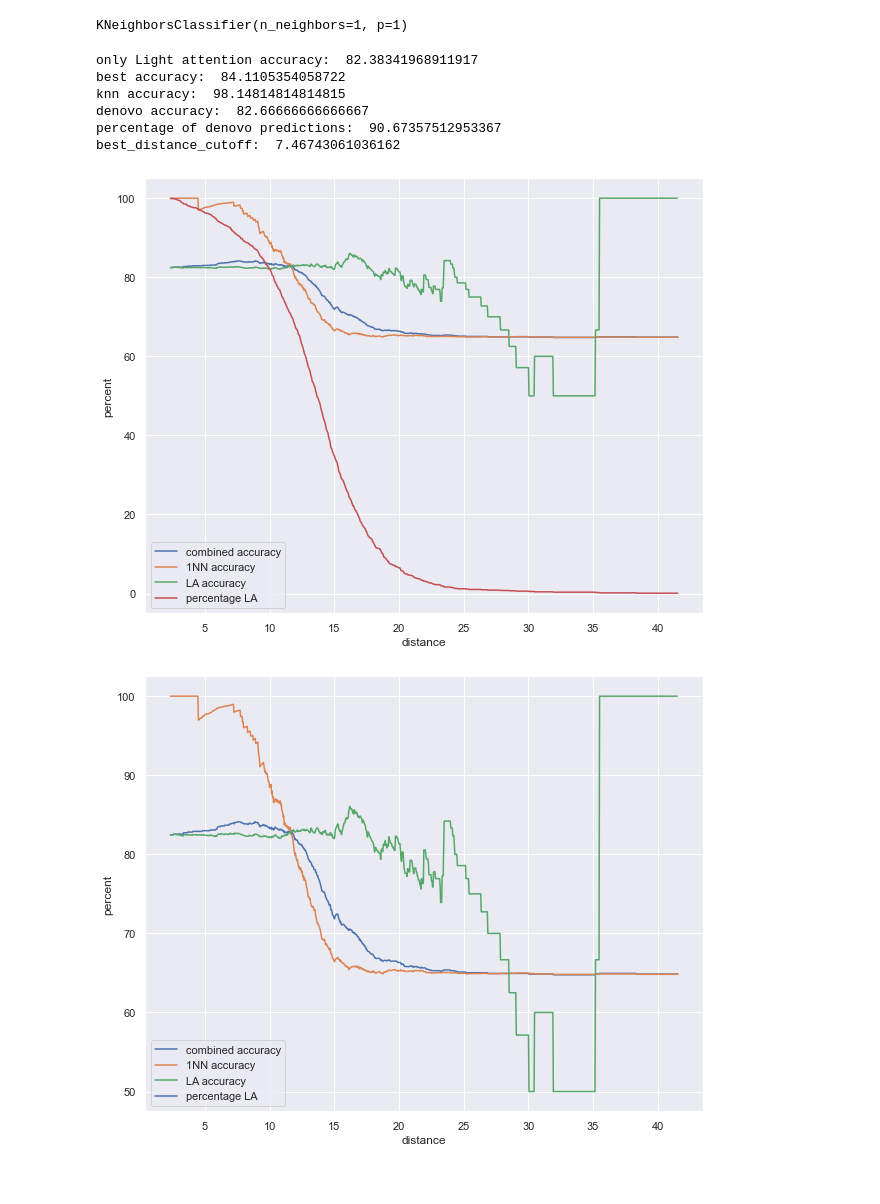
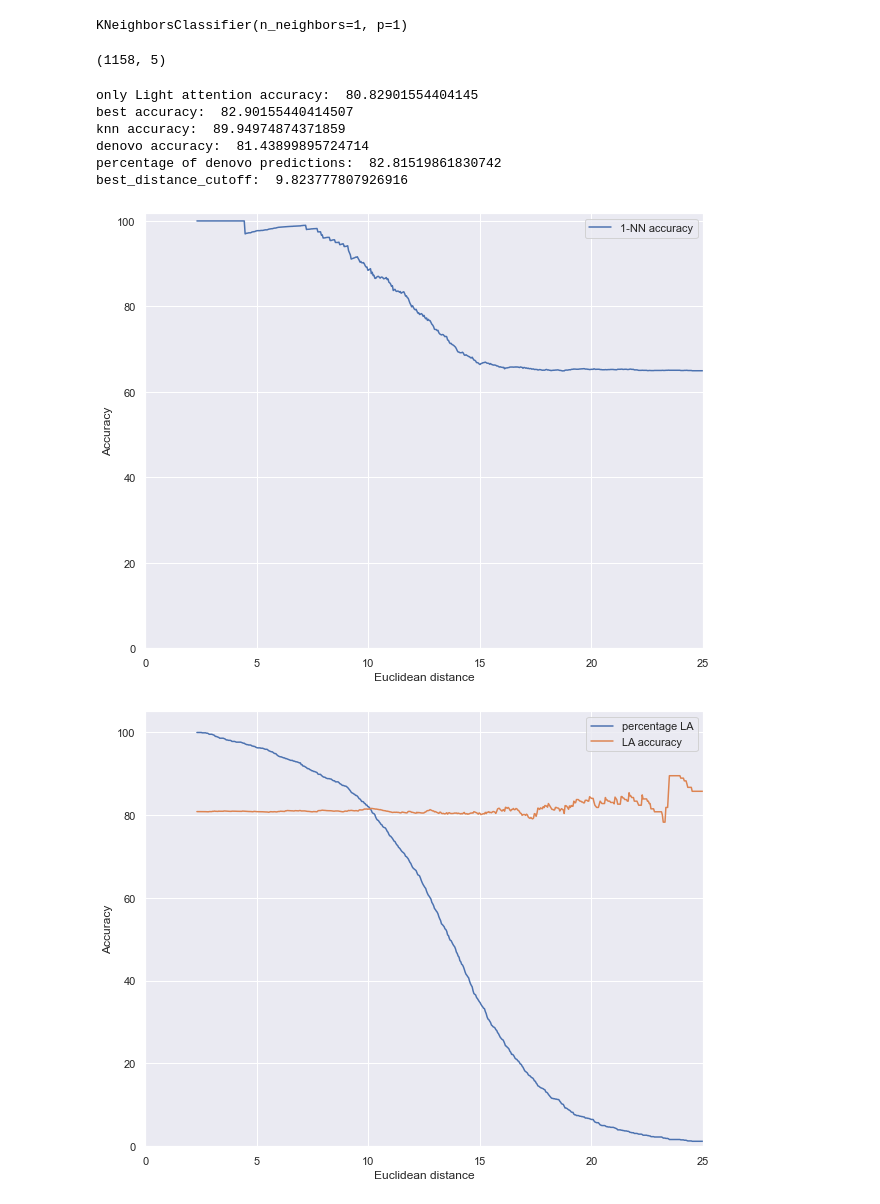
Before and after one commit to HannesStark/protein-localization, a Jupyter notebook: embedding_similarity.ipynb, the cells around one changed output. Saved outputs shown, nothing was run; the diff lists cells and outputs as text; code cells hidden in the pictures.

```diff
--- a/embedding_similarity.ipynb
+++ b/embedding_similarity.ipynb
@@ -14,7 +14,7 @@ test_embeddings = 'data/embeddings/test_reduced.h5'
 train_remapping = 'data/embeddings/train_remapped.fasta'
 val_remapping = 'data/embeddings/val_remapped.fasta'
 test_remapping = 'data/embeddings/test_remapped.fasta'
-denovo_predictions = np.load('data/results/results_array_inference.npy')
+denovo_predictions = np.load('data/results/results_array_.npy')
 # %%
 
 transform = transforms.Compose([SolubilityToInt()])
@@ -44,6 +44,10 @@ import pandas as pd
 import matplotlib.pyplot as plt
 #matplotlib.rcParams['figure.dpi'] = 300
 matplotlib.rcParams['savefig.dpi'] = 300
+# %%
+print(denovo_predictions.shape)
+# %% [output]
+(1158, 5)
 # %%
 cutoffs = np.linspace(distances.min(),distances.max(),1000)
 results = np.array([predictions,val_data[1], distances.squeeze()]).T
@@ -75,29 +79,59 @@ print('denovo accuracy: ', denovo_accuracies[best_accuracy_index])
 print('percentage of denovo predictions: ', percentage_denovo[best_accuracy_index])
 print('best_distance_cutoff: ', cutoffs[best_accuracy_index])
 # %% [output]
-only Light attention accuracy:  82.38341968911917
-best accuracy:  84.1105354058722
-knn accuracy:  98.14814814814815
-denovo accuracy:  82.66666666666667
-percentage of denovo predictions:  90.67357512953367
-best_distance_cutoff:  7.46743061036162
+only Light attention accuracy:  80.82901554404145
+best accuracy:  82.90155440414507
+knn accuracy:  89.94974874371859
+denovo accuracy:  81.43899895724714
+percentage of denovo predictions:  82.81519861830742
+best_distance_cutoff:  9.823777807926916
 # %%
 plt.rcParams['figure.figsize'] = [10, 8]
-df = pd.DataFrame(np.array([cutoffs,accuracies, knn_accuracies, denovo_accuracies, percentage_denovo]).T,
-                  columns=["distance", "accuracies", 'knn_accuracies', 'denovo_accuracies', 'percentage_denovo'])
+
+df = pd.DataFrame(np.array([cutoffs, knn_accuracies]).T,
+                  columns=["distance",'knn_accuracies'])
 df = df.melt('distance', var_name='cols',  value_name='percent')
 sns.lineplot(x="distance", y="percent", hue='cols', data=df)
-plt.legend(labels=['combined accuracy', '1NN accuracy', 'LA accuracy', 'percentage LA'])
-plt.savefig('figure.png')
+plt.legend(labels=['1-NN accuracy'])
+plt.xlim(0,25)
+plt.ylim(0)
+plt.ylabel('Accuracy')
+plt.xlabel('Euclidean distance')
+plt.savefig('figure1.png')
+plt.show()
+plt.clf()
+
+df = pd.DataFrame(np.array([cutoffs,percentage_denovo, denovo_accuracies,]).T,
+                  columns=["distance",'percentage_denovo','denovo_accuracies',])
+df = df.melt('distance', var_name='cols',  value_name='percent')
+sns.lineplot(x="distance", y="percent", hue='cols', data=df)
+plt.legend(labels=['percentage LA','LA accuracy'])
+plt.xlim(0,25)
+plt.ylim(0)
+plt.ylabel('Accuracy')
+plt.xlabel('Euclidean distance')
+plt.savefig('figure2.png')
+plt.show()
+plt.clf()
+
+df = pd.DataFrame(np.array([cutoffs, knn_accuracies, denovo_accuracies, accuracies, percentage_denovo]).T,
+                  columns=["distance", 'knn_accuracies', 'denovo_accuracies',"accuracies", 'percentage_denovo'])
+df = df.melt('distance', var_name='cols',  value_name='percent')
+sns.lineplot(x="distance", y="percent", hue='cols', data=df)
+plt.legend(labels=['1NN accuracy', 'LA accuracy','combined accuracy', 'percentage LA'])
+plt.xlim(0,25)
+plt.ylim(0)
+plt.xlabel('Euclidean distance')
+plt.savefig('figure3.png')
 plt.show()
 plt.clf()
 
 df = pd.DataFrame(np.array([cutoffs,accuracies, knn_accuracies, denovo_accuracies]).T,
                   columns=["distance", "accuracies", 'knn_accuracies', 'denovo_accuracies'])
 df = df.melt('distance', var_name='cols',  value_name='percent')
 sns.lineplot(x="distance", y="percent", hue='cols', data=df)
 plt.legend(labels=['combined accuracy', '1NN accuracy', 'LA accuracy', 'percentage LA'])
-plt.savefig('figure2.png')
+plt.savefig('figure4.png')
 # %% [output]
-[figure, old version]
+[figure, new version]
-[figure, old version]
+[figure, new version]
```
Also changed, not shown: parts of 1 cell of this notebook, 3 other files.
